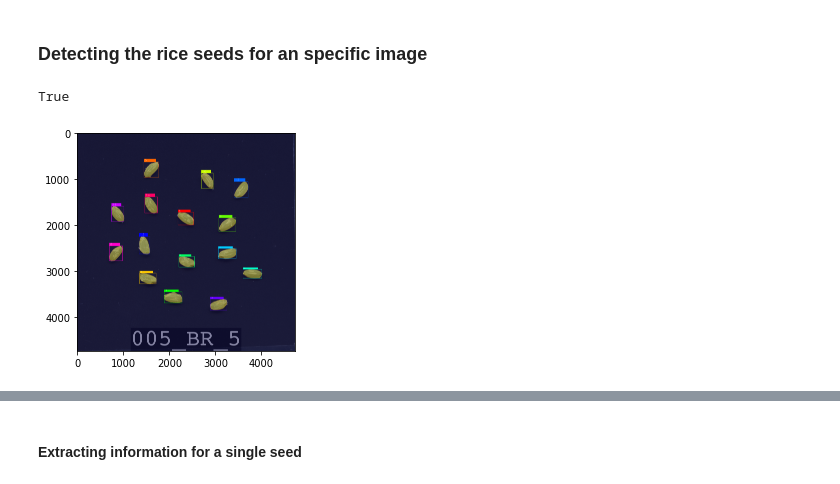
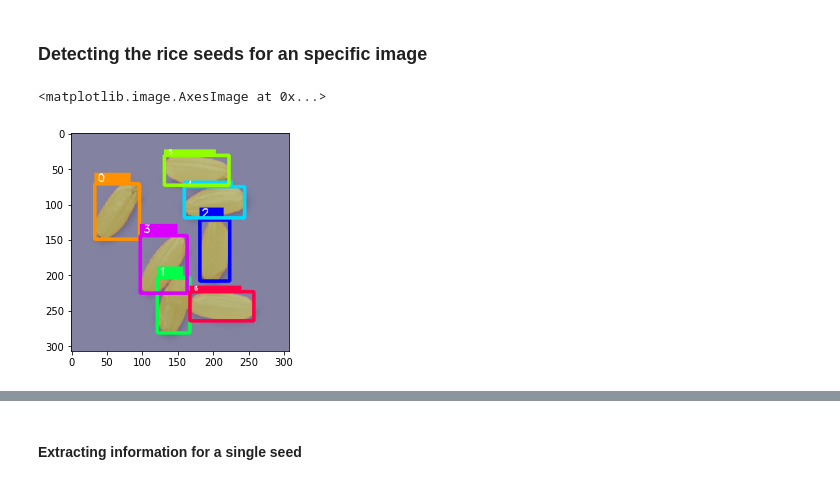
Before and after one commit to anaguilarar/Crop_DL, a Jupyter notebook: Rice_seeds_example.ipynb, the cells around one changed output, grey strips where cells are left out. Drawn from its saved outputs; the diff is of its cells as text; code cells hidden in the pictures.

```diff
--- a/Rice_seeds_example.ipynb
+++ b/Rice_seeds_example.ipynb
@@ -58,13 +68,13 @@ files available in folder:  ['test3.jpg', 'test8.jpg', 'test2.jpg', 'test10.jpg'
 # %%
 import cv2
 
-img_number = 7
+img_number = 1
 ricecounts.detect_rice(img_number, keepsize=True, segment_threshold = 170, threshold = PREDICTION_CONFIDENCE)
 m = ricecounts.plot_prediction(only_image=True)
 plt.imshow(m[:,:,[2,1,0]])
 # %% [output]
-True
+<matplotlib.image.AxesImage at 0x...>
-[figure, old version]
+[figure, new version]
 # %%
 ## Run this cell if you want to export the above image
 cv2.imwrite("pred_{}".format(ricecounts.listfiles[ricecounts.idimg]), m)
```
Also changed, not shown: parts of 17 cells of this notebook.
